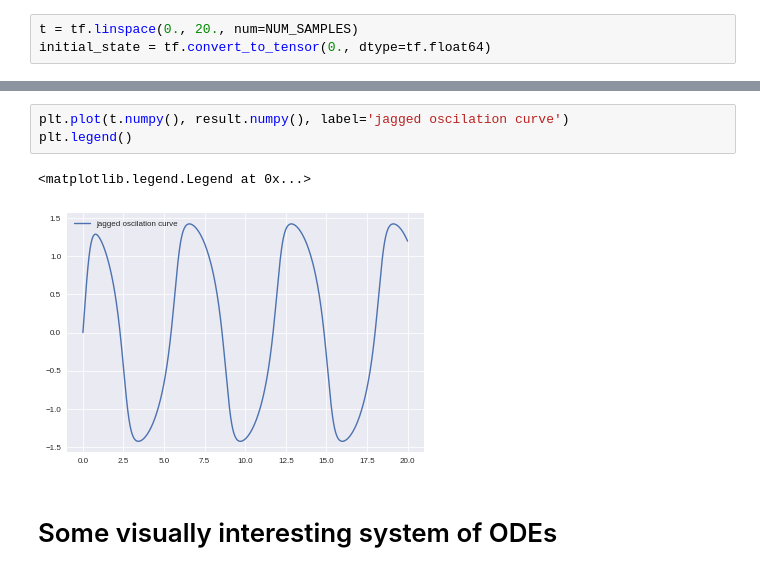
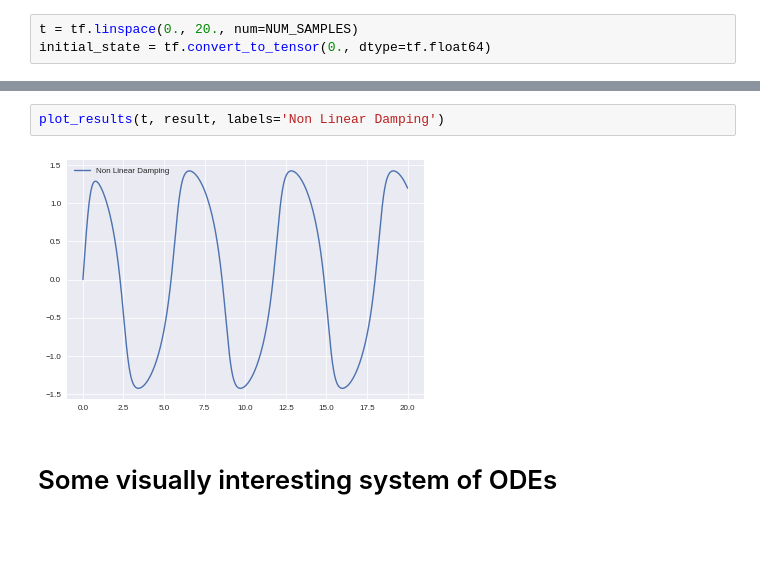
Before and after one commit to titu1994/tfdiffeq, a Jupyter notebook: examples/ode_usage.ipynb, the cells around one changed output, grey strips where cells are left out. Drawn from its saved outputs; the diff is of its cells as text; blank space fills up the shorter version.

```diff
--- a/examples/ode_usage.ipynb
+++ b/examples/ode_usage.ipynb
@@ -220,9 +220,7 @@ Wall time: 2.99 s
-# %%
-plt.plot(t.numpy(), result.numpy(), label='jagged oscilation curve')
-plt.legend()
-# %% [output]
-<matplotlib.legend.Legend at 0x...>
-[figure, removed]
+# %%
+plot_results(t, result, labels='Non Linear Damping')
+# %% [output]
+[figure, added]
 # %% [markdown]
 # Some visually interesting system of ODEs
 # %% [markdown]
```
Also changed, not shown: parts of 75 cells of this notebook.
